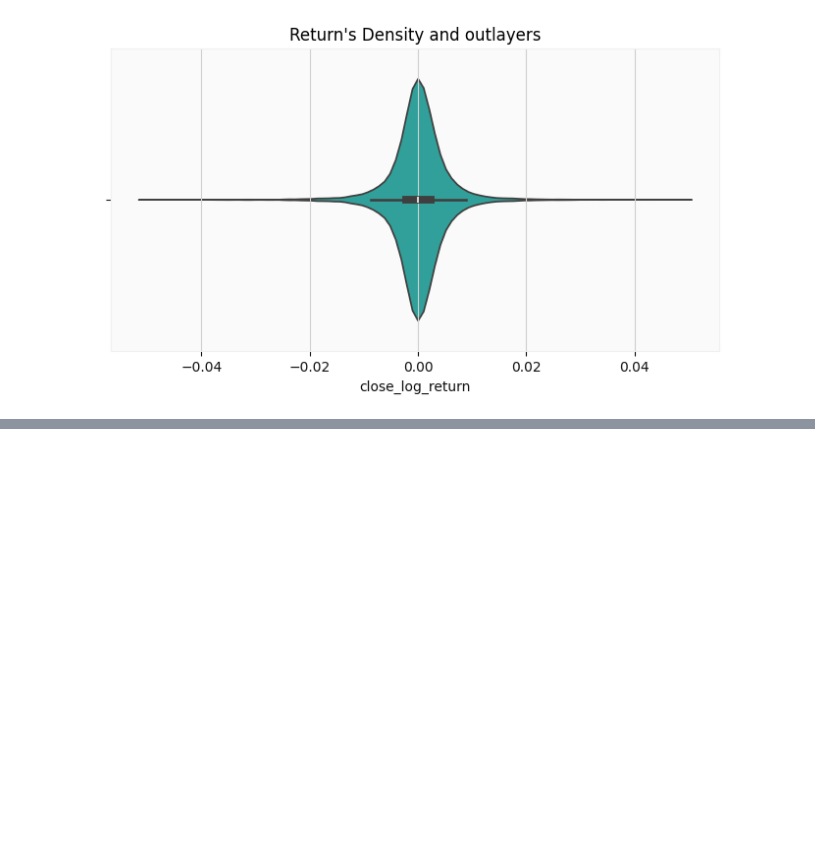
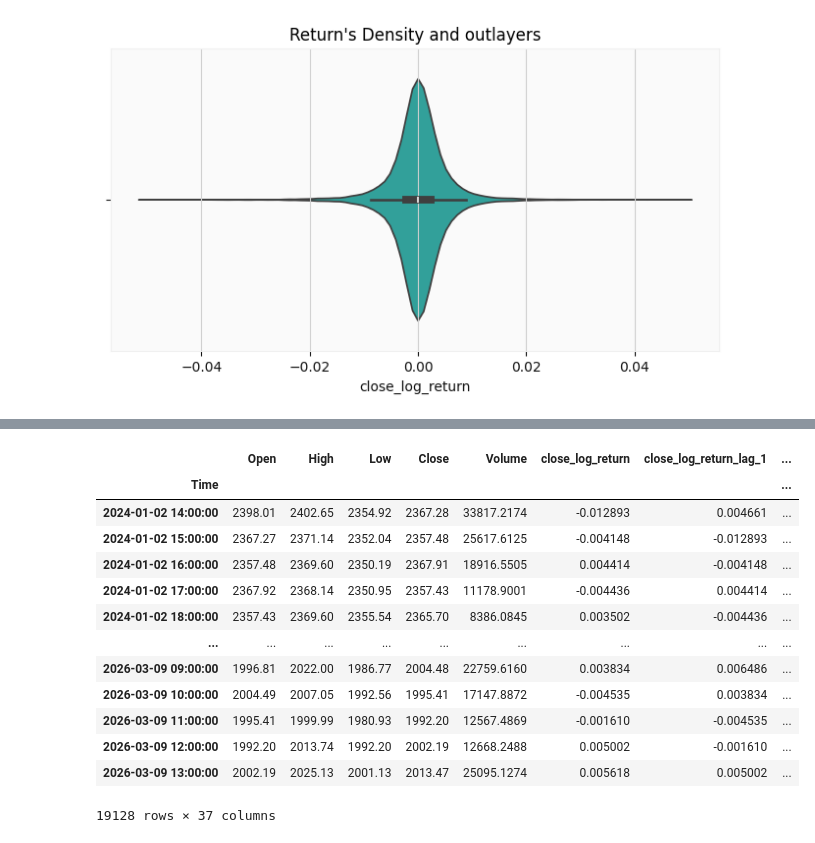
Before and after one commit to Henix212/Quant-Strat, a Jupyter notebook: Machine_Learning/XGboost.ipynb, the cells around one changed output, grey strips where cells are left out. Drawn from its saved outputs; the diff is of its cells as text; code cells hidden in the pictures; blank space fills up the shorter version.

```diff
--- a/Machine_Learning/XGboost.ipynb
+++ b/Machine_Learning/XGboost.ipynb
@@ -298,0 +424,18 @@ plt.show()
+# %%
+df = feature_enginering(df).dropna()
+df
+# %% [output]
+|  | Open | High | Low | Close | Volume | close_log_return | close_log_return_lag_1 | ... |
+| Time |  |  |  |  |  |  |  | ... |
+| 2024-01-02 14:00:00 | 2398.01 | 2402.65 | 2354.92 | 2367.28 | 33817.2174 | -0.012893 | 0.004661 | ... |
+| 2024-01-02 15:00:00 | 2367.27 | 2371.14 | 2352.04 | 2357.48 | 25617.6125 | -0.004148 | -0.012893 | ... |
+| 2024-01-02 16:00:00 | 2357.48 | 2369.60 | 2350.19 | 2367.91 | 18916.5505 | 0.004414 | -0.004148 | ... |
+| 2024-01-02 17:00:00 | 2367.92 | 2368.14 | 2350.95 | 2357.43 | 11178.9001 | -0.004436 | 0.004414 | ... |
+| 2024-01-02 18:00:00 | 2357.43 | 2369.60 | 2355.54 | 2365.70 | 8386.0845 | 0.003502 | -0.004436 | ... |
+| ... | ... | ... | ... | ... | ... | ... | ... | ... |
+| 2026-03-09 09:00:00 | 1996.81 | 2022.00 | 1986.77 | 2004.48 | 22759.6160 | 0.003834 | 0.006486 | ... |
+| 2026-03-09 10:00:00 | 2004.49 | 2007.05 | 1992.56 | 1995.41 | 17147.8872 | -0.004535 | 0.003834 | ... |
+| 2026-03-09 11:00:00 | 1995.41 | 1999.99 | 1980.93 | 1992.20 | 12567.4869 | -0.001610 | -0.004535 | ... |
+| 2026-03-09 12:00:00 | 1992.20 | 2013.74 | 1992.20 | 2002.19 | 12668.2488 | 0.005002 | -0.001610 | ... |
+| 2026-03-09 13:00:00 | 2002.19 | 2025.13 | 2001.13 | 2013.47 | 25095.1274 | 0.005618 | 0.005002 | ... |
+19128 rows × 37 columns
```
Also changed, not shown: parts of 32 cells of this notebook.
